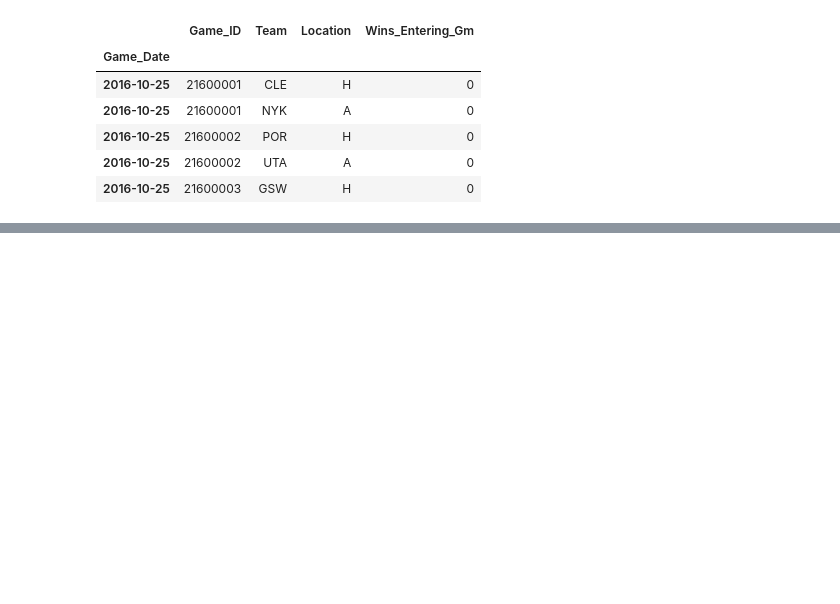
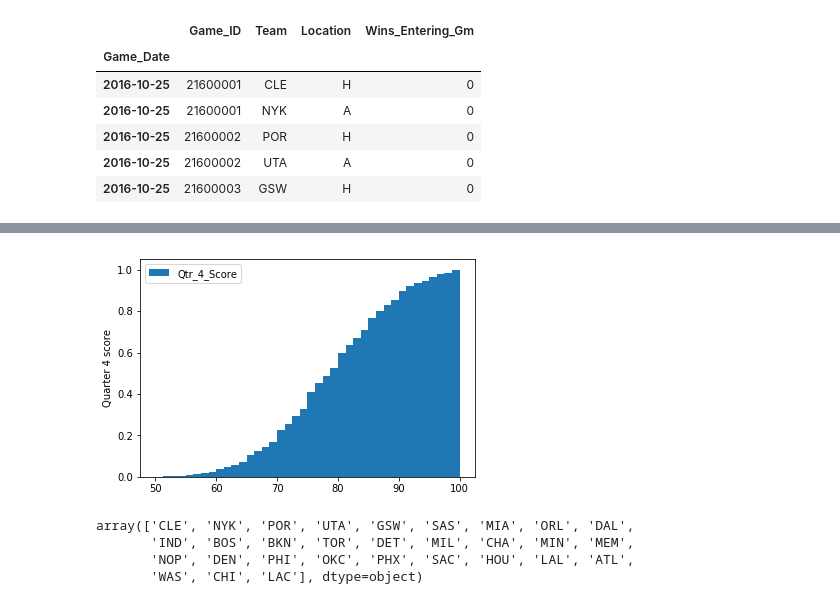
Before and after one commit to DanioPurdue/Python-Practice, a Jupyter notebook: Datacamp/Pandas Fundation/game_data_eda.ipynb, the cells around one changed output, grey strips where cells are left out. Cells and saved outputs as stored; diff of their text form; code cells hidden in the pictures; blank space fills up the shorter version.

```diff
--- a/Datacamp/Pandas Fundation/game_data_eda.ipynb
+++ b/Datacamp/Pandas Fundation/game_data_eda.ipynb
@@ -71,0 +72,13 @@ plt.show()
+# %%
+df.plot(y='Qtr_4_Score', kind='hist', bins=40, normed=True, range=(50, 100), cumulative=True)
+plt.ylabel('Quarter 4 score')
+plt.show()
+# %% [output]
+[figure, added]
+# %%
+df['Team'].unique()
+# %% [output]
+array(['CLE', 'NYK', 'POR', 'UTA', 'GSW', 'SAS', 'MIA', 'ORL', 'DAL',
+       'IND', 'BOS', 'BKN', 'TOR', 'DET', 'MIL', 'CHA', 'MIN', 'MEM',
+       'NOP', 'DEN', 'PHI', 'OKC', 'PHX', 'SAC', 'HOU', 'LAL', 'ATL',
+       'WAS', 'CHI', 'LAC'], dtype=object)
```
Also changed, not shown: parts of 1 cell of this notebook, 2 other files.
